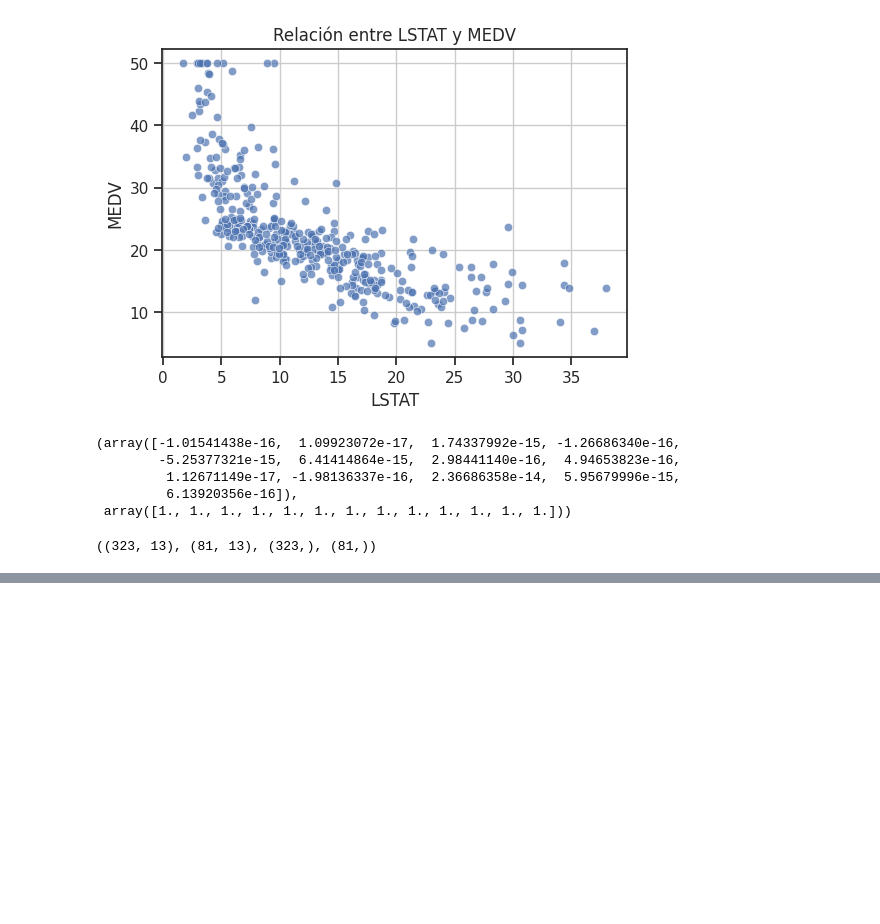
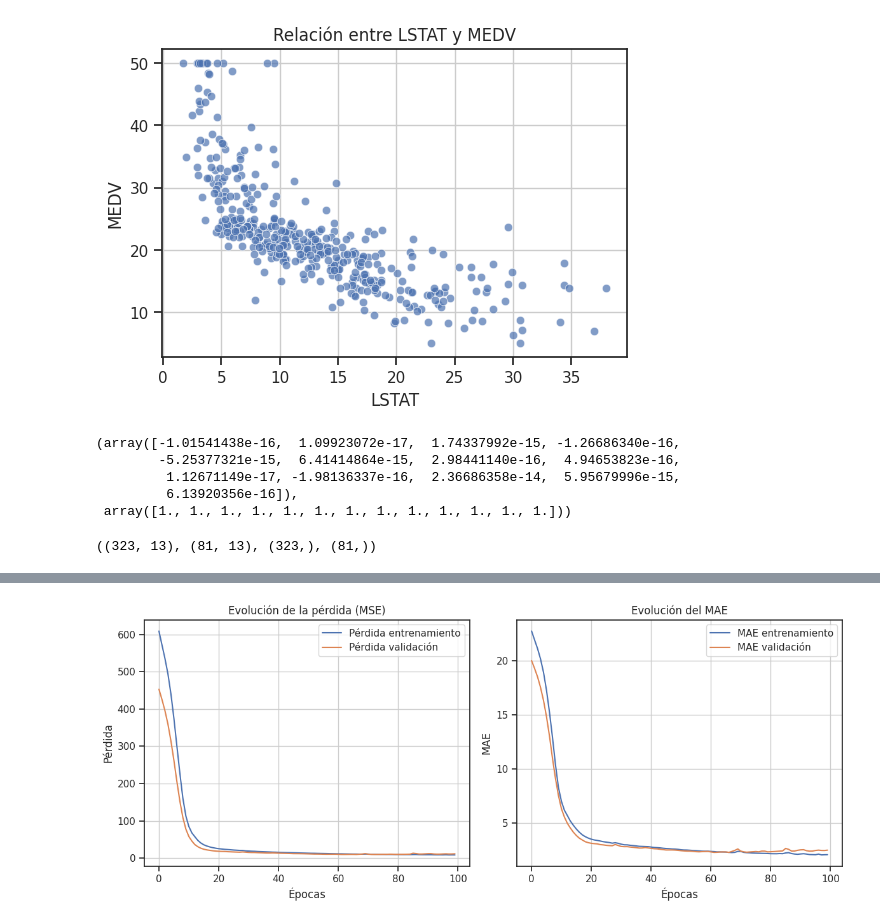
Before and after one commit to Damanger/COLAB_CF, a Jupyter notebook: Boston_Housing.ipynb, the cells around one changed output, grey strips where cells are left out. Drawn from its saved outputs; the diff is of its cells as text; code cells hidden in the pictures; blank space fills up the shorter version.

```diff
--- a/Boston_Housing.ipynb
+++ b/Boston_Housing.ipynb
@@ -202,0 +237,28 @@ Epoch 100/100
+# %%
+# Graficar la pérdida (Loss) a lo largo de las épocas
+plt.figure(figsize=(12, 5))
+
+# Pérdida (Loss)
+plt.subplot(1, 2, 1)
+plt.plot(history.history['loss'], label='Pérdida entrenamiento')
+plt.plot(history.history['val_loss'], label='Pérdida validación')
+plt.title('Evolución de la pérdida (MSE)')
+plt.xlabel('Épocas')
+plt.ylabel('Pérdida')
+plt.legend()
+plt.grid()
+
+# Error absoluto medio (MAE)
+plt.subplot(1, 2, 2)
+plt.plot(history.history['mae'], label='MAE entrenamiento')
+plt.plot(history.history['val_mae'], label='MAE validación')
+plt.title('Evolución del MAE')
+plt.xlabel('Épocas')
+plt.ylabel('MAE')
+plt.legend()
+plt.grid()
+
+plt.tight_layout()
+plt.show()
+# %% [output]
+[figure, added]
```
Also changed, not shown: parts of 7 cells of this notebook.
